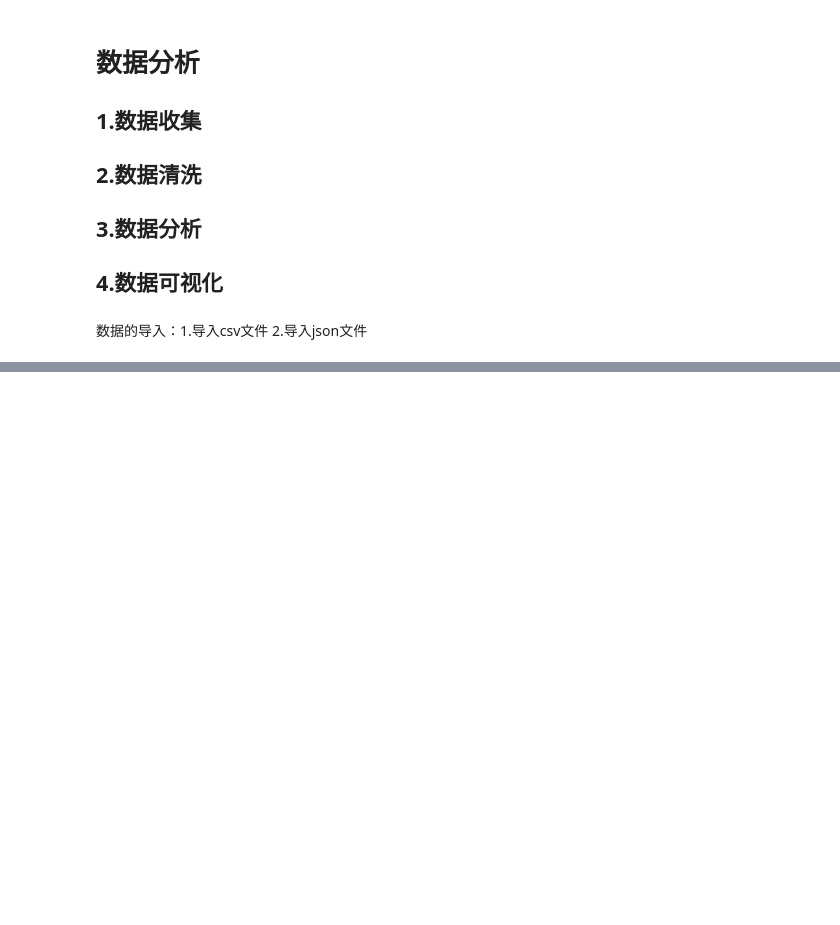
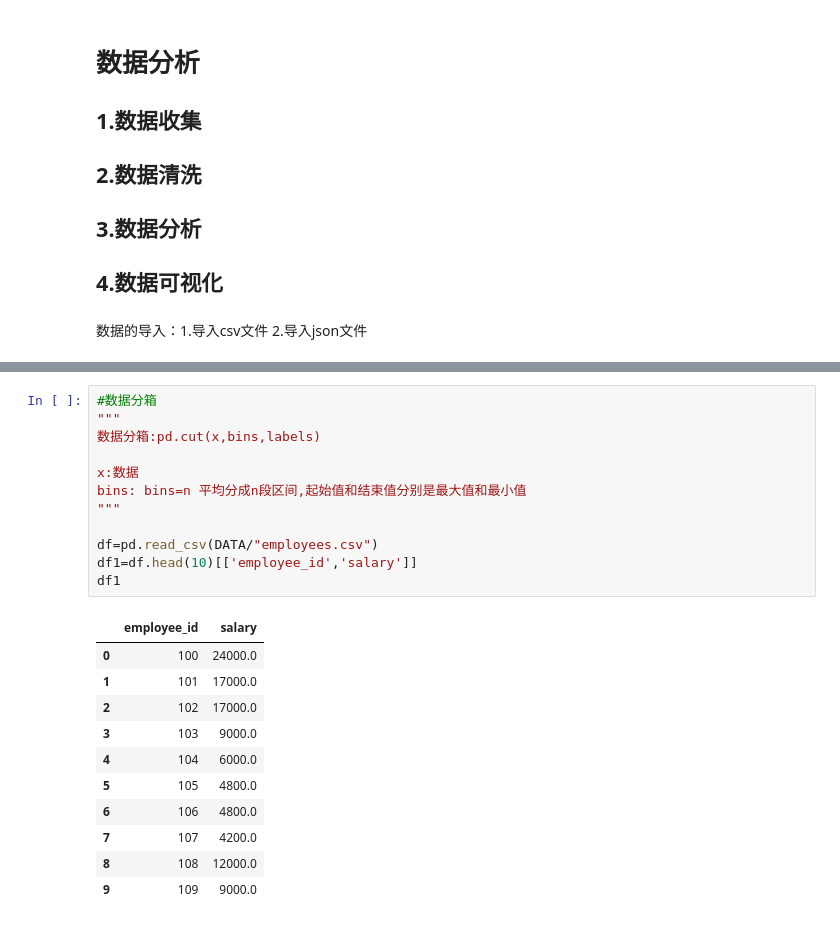
Before and after one commit to yoruLearn/data_analysis, a Jupyter notebook: note/3.数据分析.ipynb, the cells around one changed output, grey strips where cells are left out. Saved outputs shown, nothing was run; the diff lists cells and outputs as text; blank space fills up the shorter version.

```diff
--- a/note/3.数据分析.ipynb
+++ b/note/3.数据分析.ipynb
@@ -103,0 +257,24 @@ df
+# %%
+#数据分箱
+"""
+数据分箱:pd.cut(x,bins,labels)
+
+x:数据
+bins: bins=n 平均分成n段区间,起始值和结束值分别是最大值和最小值
+"""
+
+df=pd.read_csv(DATA/"employees.csv")
+df1=df.head(10)[['employee_id','salary']]
+df1
+# %% [output]
+|  | employee_id | salary |
+| 0 | 100 | 24000.0 |
+| 1 | 101 | 17000.0 |
+| 2 | 102 | 17000.0 |
+| 3 | 103 | 9000.0 |
+| 4 | 104 | 6000.0 |
+| 5 | 105 | 4800.0 |
+| 6 | 106 | 4800.0 |
+| 7 | 107 | 4200.0 |
+| 8 | 108 | 12000.0 |
+| 9 | 109 | 9000.0 |
```
Also changed, not shown: parts of 25 cells of this notebook.
